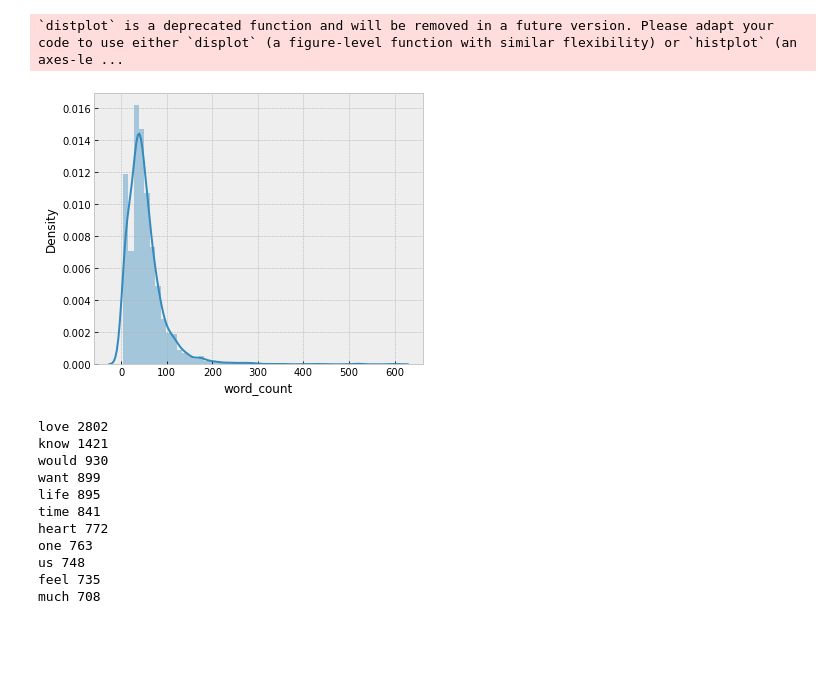
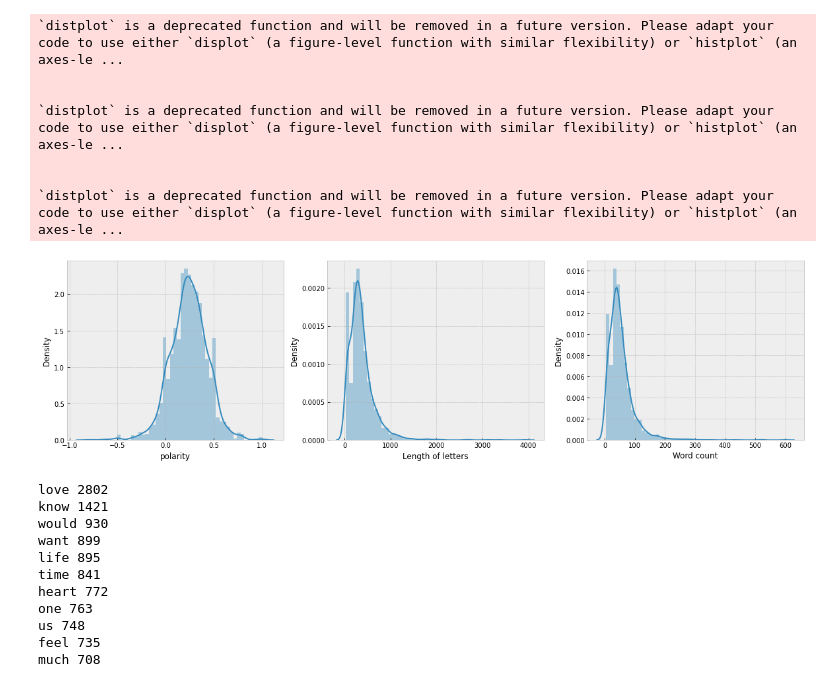
Before and after one commit to ImaPatrick/Machine-Learning-Assignment, a Jupyter notebook: love.ipynb, the cells around one changed output. Drawn from its saved outputs; the diff is of its cells as text; code cells hidden in the pictures; blank space fills up the shorter version.

```diff
--- a/love.ipynb
+++ b/love.ipynb
@@ -55,8 +51,6 @@ clean_letter=df_love.copy()
 # %%
 #Make text lowercase, remove text in square brackets,remove punctuation and remove words containing numbers.
 def review_cleaning(text):
-    '''Make text lowercase, remove text in square brackets,remove links,remove punctuation
-    and remove words containing numbers.'''
     text = str(text).lower()
     text = re.sub('\[.*?\]', '', text)
     text = re.sub('<.*?>+', '', text)
@@ -81,12 +78,3 @@ clean_onlylove['text'] = clean_onlylove['text'].apply(lambda x: ' '.join([word f
 clean_nonlove = df_nonlove.copy()
 clean_nonlove['text'] = clean_nonlove['text'].apply(lambda x:review_cleaning(x))
 clean_nonlove['text'] = clean_nonlove['text'].apply(lambda x: ' '.join([word for word in x.split() if word not in (stop)]))
-# %%
-#initialize word cloud of love letter
-text = clean_onlylove["text"]
-wordcloud = WordCloud(width = 3000,height = 2000, background_color = 'black', stopwords = STOPWORDS).generate(str(text))
-fig = plt.figure(figsize = (40, 30), facecolor = 'k', edgecolor = 'k')
-plt.imshow(wordcloud, interpolation = 'bilinear')
-plt.axis('off')
-plt.tight_layout(pad=0)
-plt.show()
@@ -95,9 +80,0 @@ plt.show()
-# %%
-#initialize word cloud of non-love letter
-text = clean_nonlove["text"]
-wordcloud = WordCloud(width = 3000, height = 2000, background_color = 'black', stopwords = STOPWORDS).generate(str(text))
-fig = plt.figure(figsize = (40, 30), facecolor = 'k', edgecolor = 'k')
-plt.imshow(wordcloud, interpolation = 'bilinear')
-plt.axis('off')
-plt.tight_layout(pad=0)
-plt.show()
@@ -106,27 +81,36 @@ plt.show()
 # %%
 #Extracting the features from the letter
 clean_letter['polarity'] = clean_letter['text'].map(lambda text: TextBlob(text).sentiment.polarity)
-clean_letter['review_len'] = clean_letter['text'].astype(str).apply(len)
-clean_letter['word_count'] = clean_letter['text'].apply(lambda x: len(str(x).split()))
+clean_letter['Length of letters'] = clean_letter['text'].astype(str).apply(len)
+clean_letter['Word count'] = clean_letter['text'].apply(lambda x: len(str(x).split()))
 
 #Plotting the distribution of the extracted feature
 plt.figure(figsize = (20, 5))
 plt.style.use('bmh')
 
-# plt.subplot(131)
-# sns.distplot(clean_letter['polarity'])
-# fig = plt.gcf()
+#Show the graph of polarity
+plt.subplot(131)
+sns.distplot(clean_letter['polarity'])
+fig = plt.gcf()
 
-# plt.subplot(132)
-# sns.distplot(clean_letter['review_len'])
-# fig = plt.gcf()
+#Show the graph of length of letters
+plt.subplot(132)
+sns.distplot(clean_letter['Length of letters'])
+fig = plt.gcf()
 
+#show the graph of word count
 plt.subplot(133)
-sns.distplot(clean_letter['word_count'])
+sns.distplot(clean_letter['Word count'])
 fig = plt.gcf()
 # %% [output]
 `distplot` is a deprecated function and will be removed in a future version. Please adapt your code to use either `displot` (a figure-level function with similar flexibility) or `histplot` (an axes-le ...
+
+
+`distplot` is a deprecated function and will be removed in a future version. Please adapt your code to use either `displot` (a figure-level function with similar flexibility) or `histplot` (an axes-le ...
+
+
+`distplot` is a deprecated function and will be removed in a future version. Please adapt your code to use either `displot` (a figure-level function with similar flexibility) or `histplot` (an axes-le ...
-[figure, old version]
+[figure, new version]
 # %%
 #Function to get top n words
 def get_top_n_words(corpus, n=None):
```
Also changed, not shown: parts of 31 cells of this notebook.
